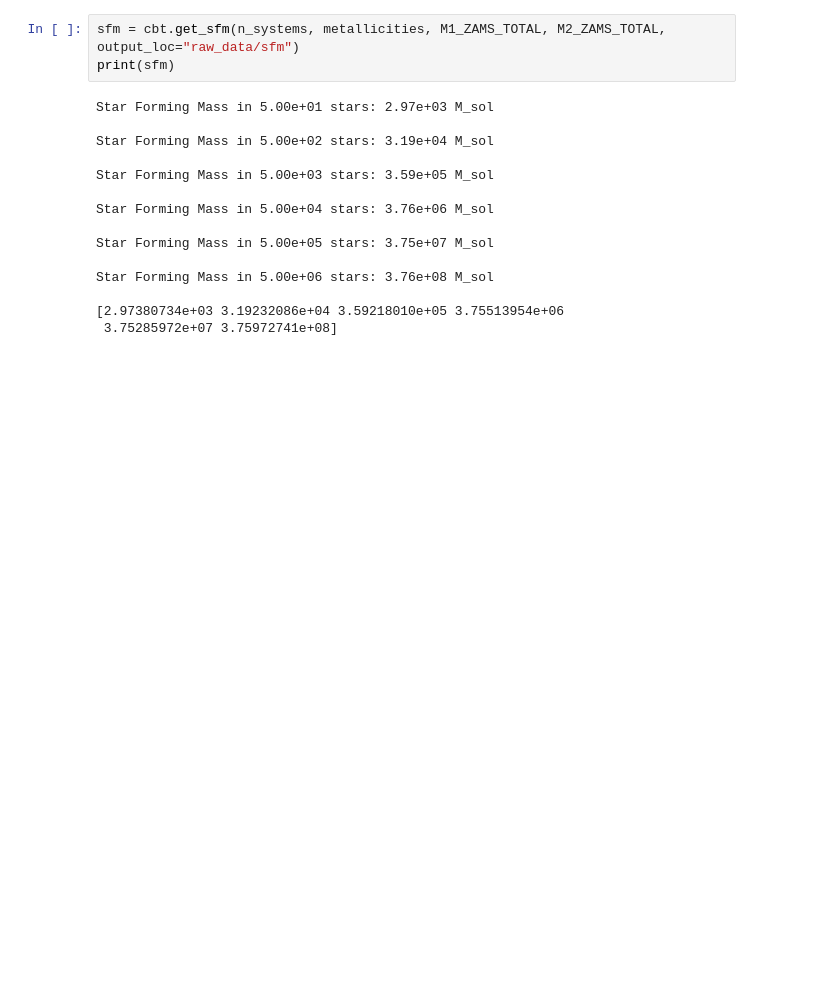
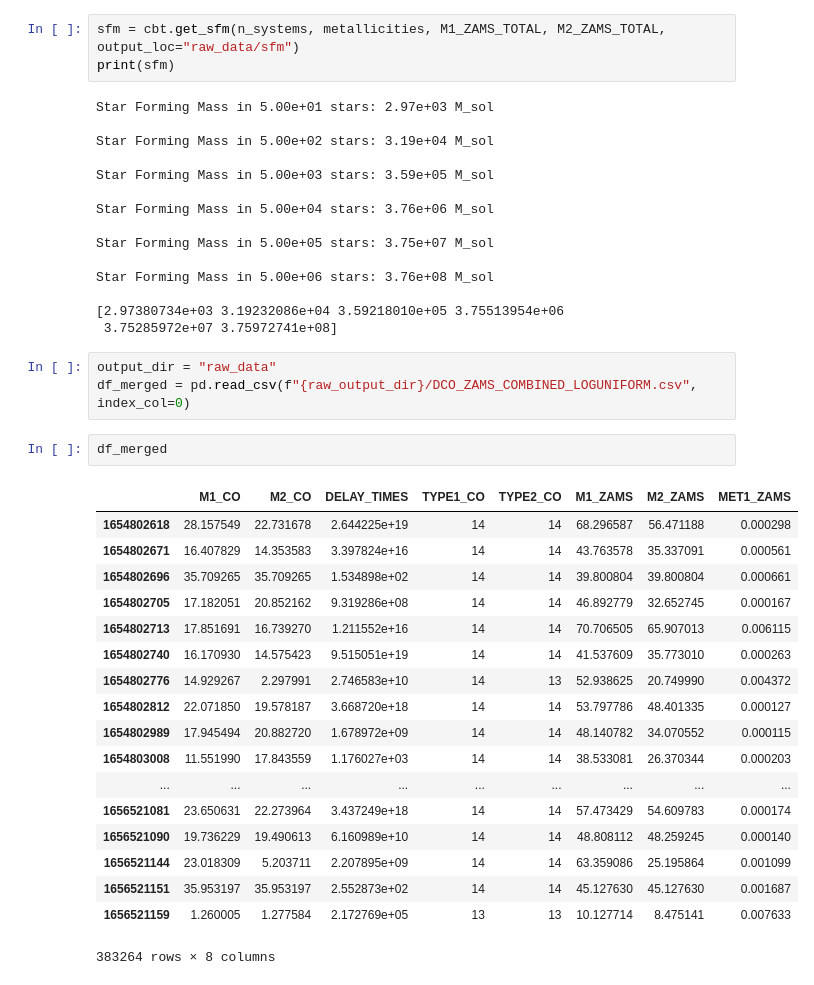
Before and after one commit to veome22/cosmo_bh, a Jupyter notebook: save_sim_data.ipynb, the cells around one changed output. Drawn from its saved outputs; the diff is of its cells as text; blank space fills up the shorter version.

Commit message:
saved pandas dataframes for loguniform metallicity simulation (2e7)

```diff
--- a/save_sim_data.ipynb
+++ b/save_sim_data.ipynb
@@ -245,3 +337,27 @@ Star Forming Mass in 5.00e+06 stars: 3.76e+08 M_sol
 
 [2.97380734e+03 3.19232086e+04 3.59218010e+05 3.75513954e+06
  3.75285972e+07 3.75972741e+08]
+# %%
+output_dir = "raw_data"
+df_merged = pd.read_csv(f"{raw_output_dir}/DCO_ZAMS_COMBINED_LOGUNIFORM.csv", index_col=0)
+# %%
+df_merged
+# %% [output]
+|  | M1_CO | M2_CO | DELAY_TIMES | TYPE1_CO | TYPE2_CO | M1_ZAMS | M2_ZAMS | MET1_ZAMS |
+| 1654802618 | 28.157549 | 22.731678 | 2.644225e+19 | 14 | 14 | 68.296587 | 56.471188 | 0.000298 |
+| 1654802671 | 16.407829 | 14.353583 | 3.397824e+16 | 14 | 14 | 43.763578 | 35.337091 | 0.000561 |
+| 1654802696 | 35.709265 | 35.709265 | 1.534898e+02 | 14 | 14 | 39.800804 | 39.800804 | 0.000661 |
+| 1654802705 | 17.182051 | 20.852162 | 9.319286e+08 | 14 | 14 | 46.892779 | 32.652745 | 0.000167 |
+| 1654802713 | 17.851691 | 16.739270 | 1.211552e+16 | 14 | 14 | 70.706505 | 65.907013 | 0.006115 |
+| 1654802740 | 16.170930 | 14.575423 | 9.515051e+19 | 14 | 14 | 41.537609 | 35.773010 | 0.000263 |
+| 1654802776 | 14.929267 | 2.297991 | 2.746583e+10 | 14 | 13 | 52.938625 | 20.749990 | 0.004372 |
+| 1654802812 | 22.071850 | 19.578187 | 3.668720e+18 | 14 | 14 | 53.797786 | 48.401335 | 0.000127 |
+| 1654802989 | 17.945494 | 20.882720 | 1.678972e+09 | 14 | 14 | 48.140782 | 34.070552 | 0.000115 |
+| 1654803008 | 11.551990 | 17.843559 | 1.176027e+03 | 14 | 14 | 38.533081 | 26.370344 | 0.000203 |
+| ... | ... | ... | ... | ... | ... | ... | ... | ... |
+| 1656521081 | 23.650631 | 22.273964 | 3.437249e+18 | 14 | 14 | 57.473429 | 54.609783 | 0.000174 |
+| 1656521090 | 19.736229 | 19.490613 | 6.160989e+10 | 14 | 14 | 48.808112 | 48.259245 | 0.000140 |
+| 1656521144 | 23.018309 | 5.203711 | 2.207895e+09 | 14 | 14 | 63.359086 | 25.195864 | 0.001099 |
+| 1656521151 | 35.953197 | 35.953197 | 2.552873e+02 | 14 | 14 | 45.127630 | 45.127630 | 0.001687 |
+| 1656521159 | 1.260005 | 1.277584 | 2.172769e+05 | 13 | 13 | 10.127714 | 8.475141 | 0.007633 |
+383264 rows × 8 columns
```
Also changed, not shown: parts of 13 cells of this notebook, 4 other files.
